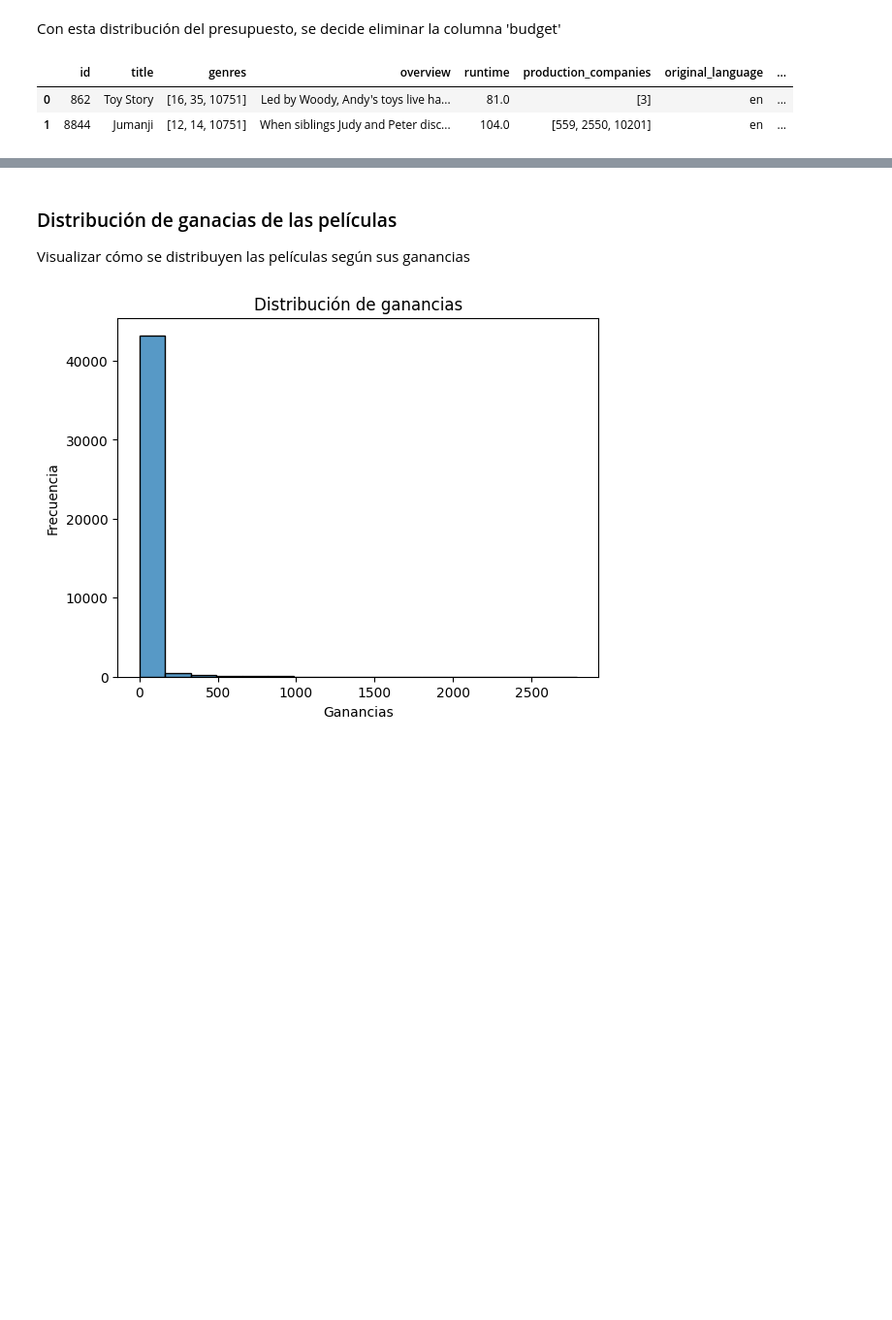
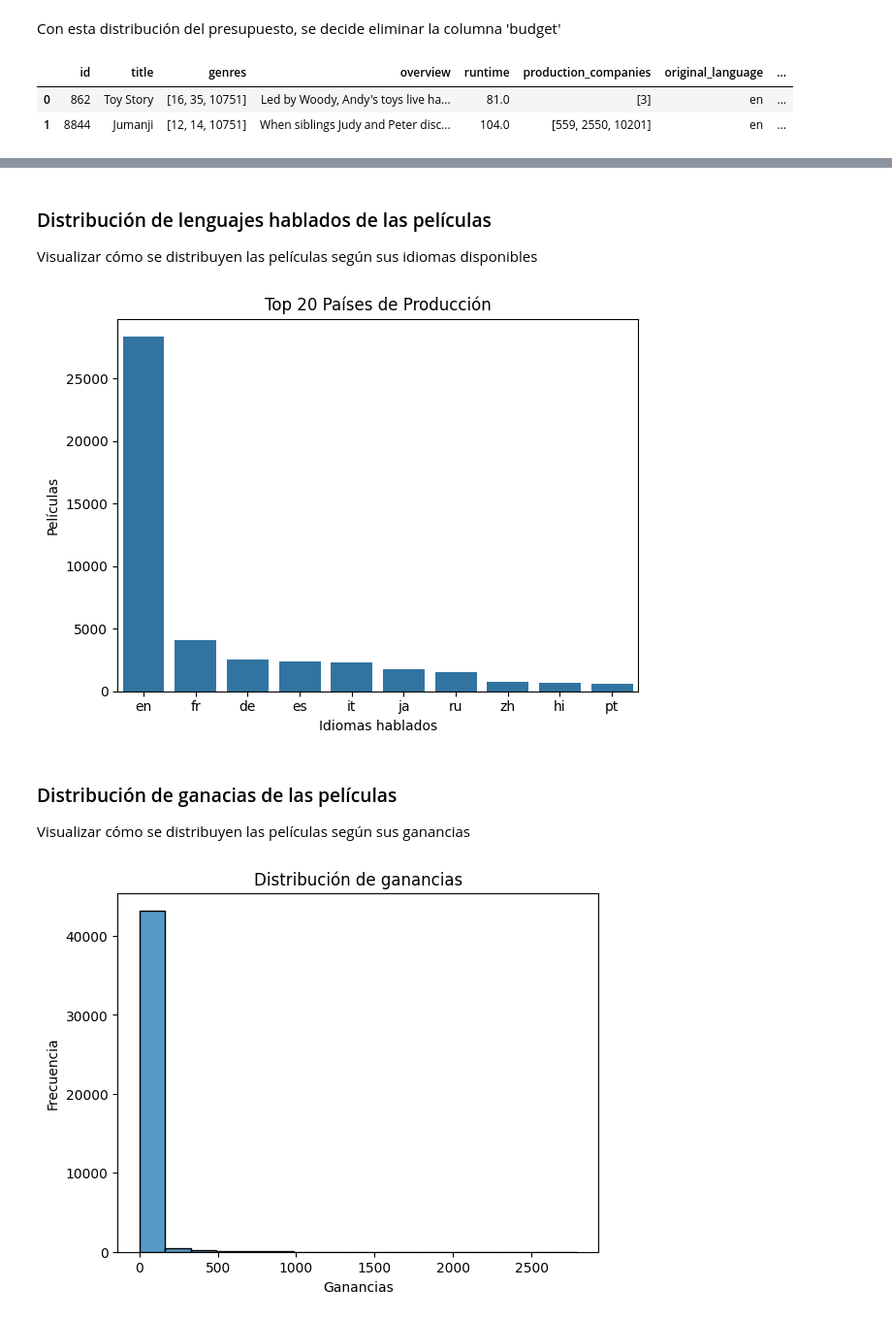
Before and after one commit to alejocampos1/Movies_Recommendation_2024, a Jupyter notebook: Notebooks/eda.ipynb, the cells around one changed output, grey strips where cells are left out. Shown at 97% size. Saved outputs shown, nothing was run; the diff lists cells and outputs as text; code cells hidden in the pictures; blank space fills up the shorter version.

```diff
--- a/Notebooks/eda.ipynb
+++ b/Notebooks/eda.ipynb
@@ -276,3 +329,26 @@ df_movies_filtered.head(2)
+# %% [markdown]
+### Distribución de lenguajes hablados de las películas
+Visualizar cómo se distribuyen las películas según sus idiomas disponibles
+# %%
+df_final = (
+    df_movies_filtered[['spoken_languages']]
+    .explode('spoken_languages')  # Descomponer la columna de listas
+    .reset_index(drop=True)  # Restablecer el índice
+)
+# %%
+spoken_languages_counts = df_final['spoken_languages'].value_counts()
+
+# Filtrar los idiomas que tienen más de 400 apariciones
+top10_lang = spoken_languages_counts[spoken_languages_counts > 400].head(10)
+
+sns.barplot(data=top10_lang)
+plt.xlabel('Idiomas hablados')
+plt.ylabel('Películas')
+plt.title('Top 20 Países de Producción')
+plt.tight_layout()
+plt.show()
+# %% [output]
+[figure, added]
 # %% [markdown]
 ### Distribución de ganacias de las películas
 Visualizar cómo se distribuyen las películas según sus ganancias
```
Also changed, not shown: parts of 12 cells of this notebook, 3 other files.
